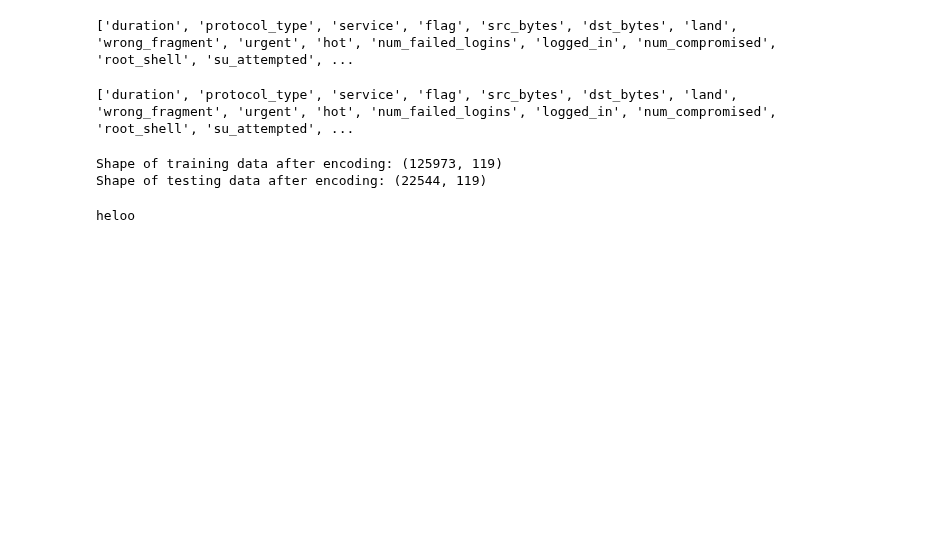
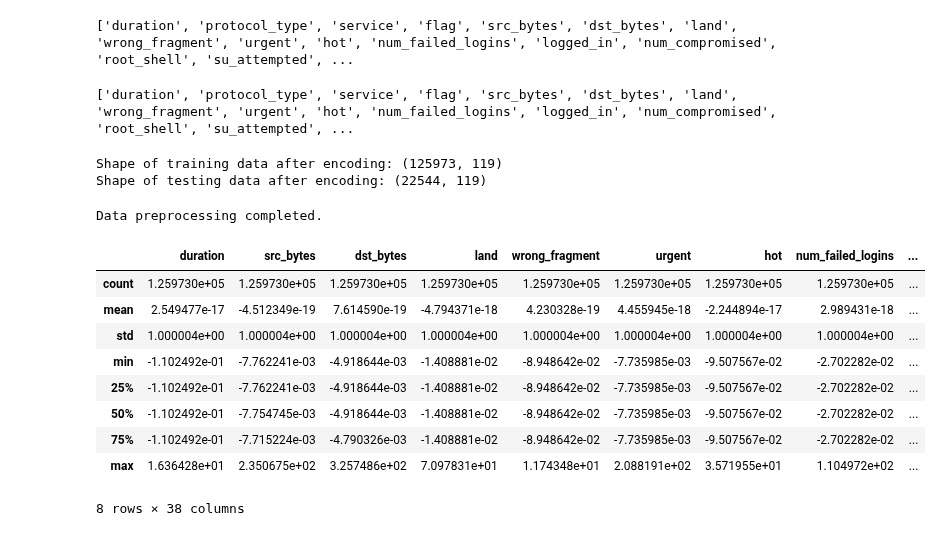
Before and after one commit to SpringBoardMentor193s/SentinelNet_Oct_Batch, a Jupyter notebook: main.ipynb, the cells around one changed output. Cells and saved outputs as stored; diff of their text form; code cells hidden in the pictures; blank space fills up the shorter version.

```diff
--- a/main.ipynb
+++ b/main.ipynb
@@ -381,6 +381,27 @@ print(f"Shape of testing data after encoding: {X_test_encoded.shape}")
 Shape of training data after encoding: (125973, 119)
 Shape of testing data after encoding: (22544, 119)
 # %%
-print("heloo")
+from sklearn.preprocessing import StandardScaler
+
+scaler = StandardScaler()
+
+# Fit only on training numerical data
+X_train_encoded[numerical_cols] = scaler.fit_transform(X_train_encoded[numerical_cols])
+X_test_encoded[numerical_cols] = scaler.transform(X_test_encoded[numerical_cols])
+print("Data preprocessing completed.")
 # %% [output]
-heloo
+Data preprocessing completed.
+# %%
+X_train_raw.describe()
+X_train_encoded.describe()
+# %% [output]
+|  | duration | src_bytes | dst_bytes | land | wrong_fragment | urgent | hot | num_failed_logins | ... |
+| count | 1.259730e+05 | 1.259730e+05 | 1.259730e+05 | 1.259730e+05 | 1.259730e+05 | 1.259730e+05 | 1.259730e+05 | 1.259730e+05 | ... |
+| mean | 2.549477e-17 | -4.512349e-19 | 7.614590e-19 | -4.794371e-18 | 4.230328e-19 | 4.455945e-18 | -2.244894e-17 | 2.989431e-18 | ... |
+| std | 1.000004e+00 | 1.000004e+00 | 1.000004e+00 | 1.000004e+00 | 1.000004e+00 | 1.000004e+00 | 1.000004e+00 | 1.000004e+00 | ... |
+| min | -1.102492e-01 | -7.762241e-03 | -4.918644e-03 | -1.408881e-02 | -8.948642e-02 | -7.735985e-03 | -9.507567e-02 | -2.702282e-02 | ... |
+| 25% | -1.102492e-01 | -7.762241e-03 | -4.918644e-03 | -1.408881e-02 | -8.948642e-02 | -7.735985e-03 | -9.507567e-02 | -2.702282e-02 | ... |
+| 50% | -1.102492e-01 | -7.754745e-03 | -4.918644e-03 | -1.408881e-02 | -8.948642e-02 | -7.735985e-03 | -9.507567e-02 | -2.702282e-02 | ... |
+| 75% | -1.102492e-01 | -7.715224e-03 | -4.790326e-03 | -1.408881e-02 | -8.948642e-02 | -7.735985e-03 | -9.507567e-02 | -2.702282e-02 | ... |
+| max | 1.636428e+01 | 2.350675e+02 | 3.257486e+02 | 7.097831e+01 | 1.174348e+01 | 2.088191e+02 | 3.571955e+01 | 1.104972e+02 | ... |
+8 rows × 38 columns
```
Also changed, not shown: parts of 6 cells of this notebook.
